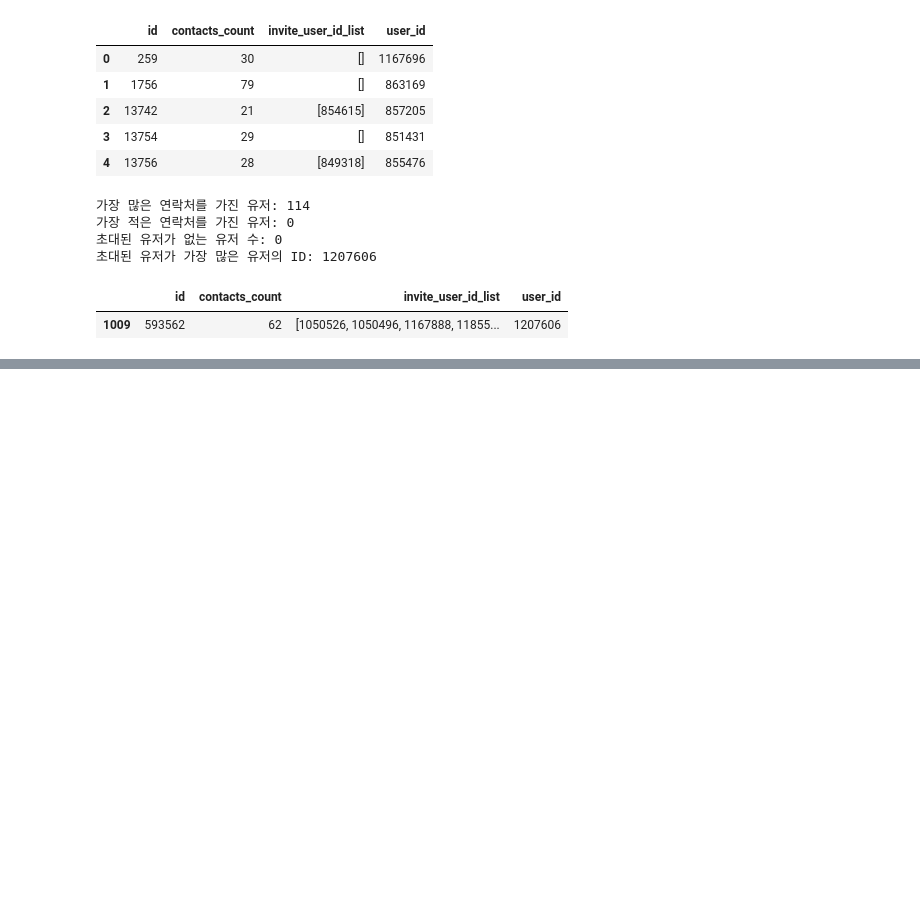
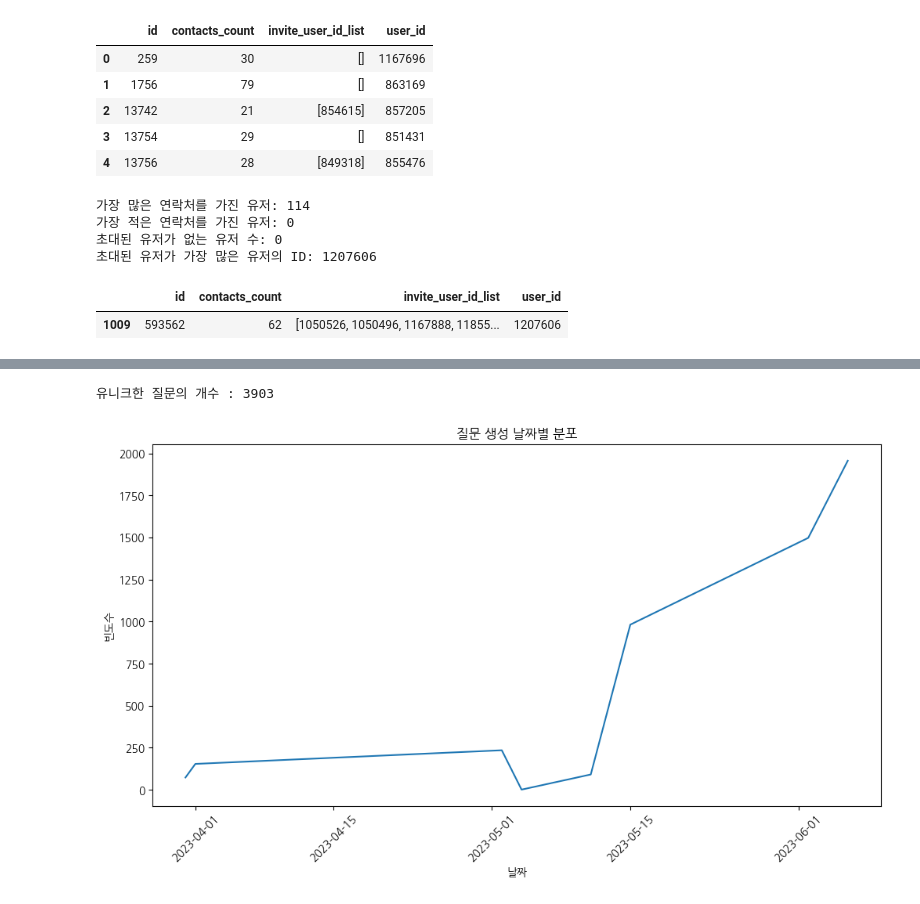
Before and after one commit to seung127/codeit_project, a Jupyter notebook: codeit-project-docker/사전작업_진행중.ipynb, the cells around one changed output, grey strips where cells are left out. Saved outputs shown, nothing was run; the diff lists cells and outputs as text; code cells hidden in the pictures; blank space fills up the shorter version.

```diff
--- a/codeit-project-docker/사전작업_진행중.ipynb
+++ b/codeit-project-docker/사전작업_진행중.ipynb
@@ -817,0 +988,15 @@ std     1452.438472           NaN                            NaN
+# %%
+# 질문의 유니한 개수 확인
+unique_questions_count = df_dict["polls_question"].question_text.nunique()
+print(f"유니크한 질문의 개수 : {unique_questions_count}")
+
+# 언제 질문이 많이 만들어졌는지 시각화
+df_dict["polls_question"].created_at.dt.date.value_counts().sort_index().plot(kind='line', figsize=(12, 6))
+plt.title("질문 생성 날짜별 분포")
+plt.xlabel("날짜")
+plt.ylabel("빈도수")
+plt.xticks(rotation=45)
+plt.show()
+# %% [output]
+유니크한 질문의 개수 : 3903
+[figure, added]
```
Also changed, not shown: parts of 99 cells of this notebook.
